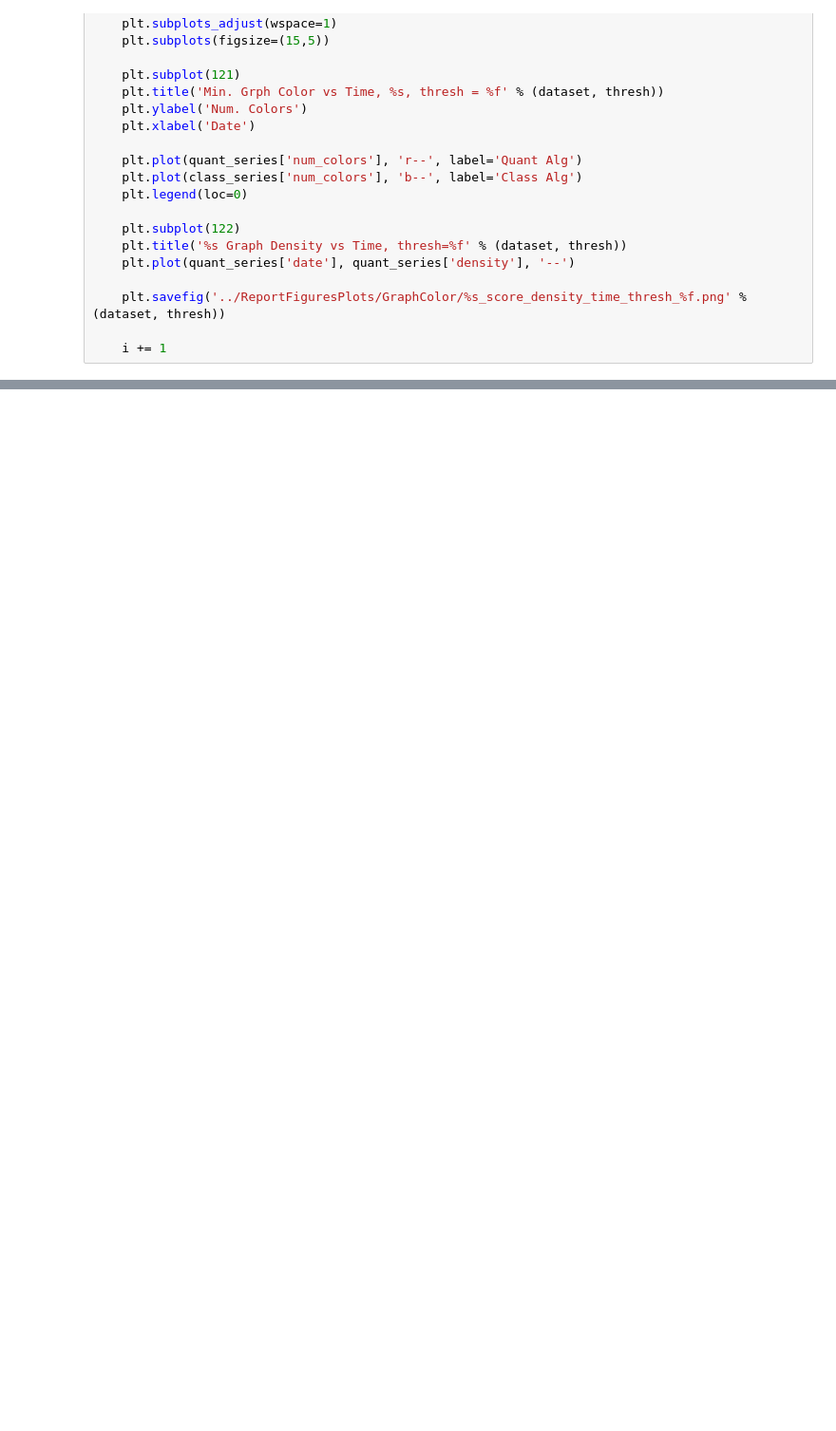
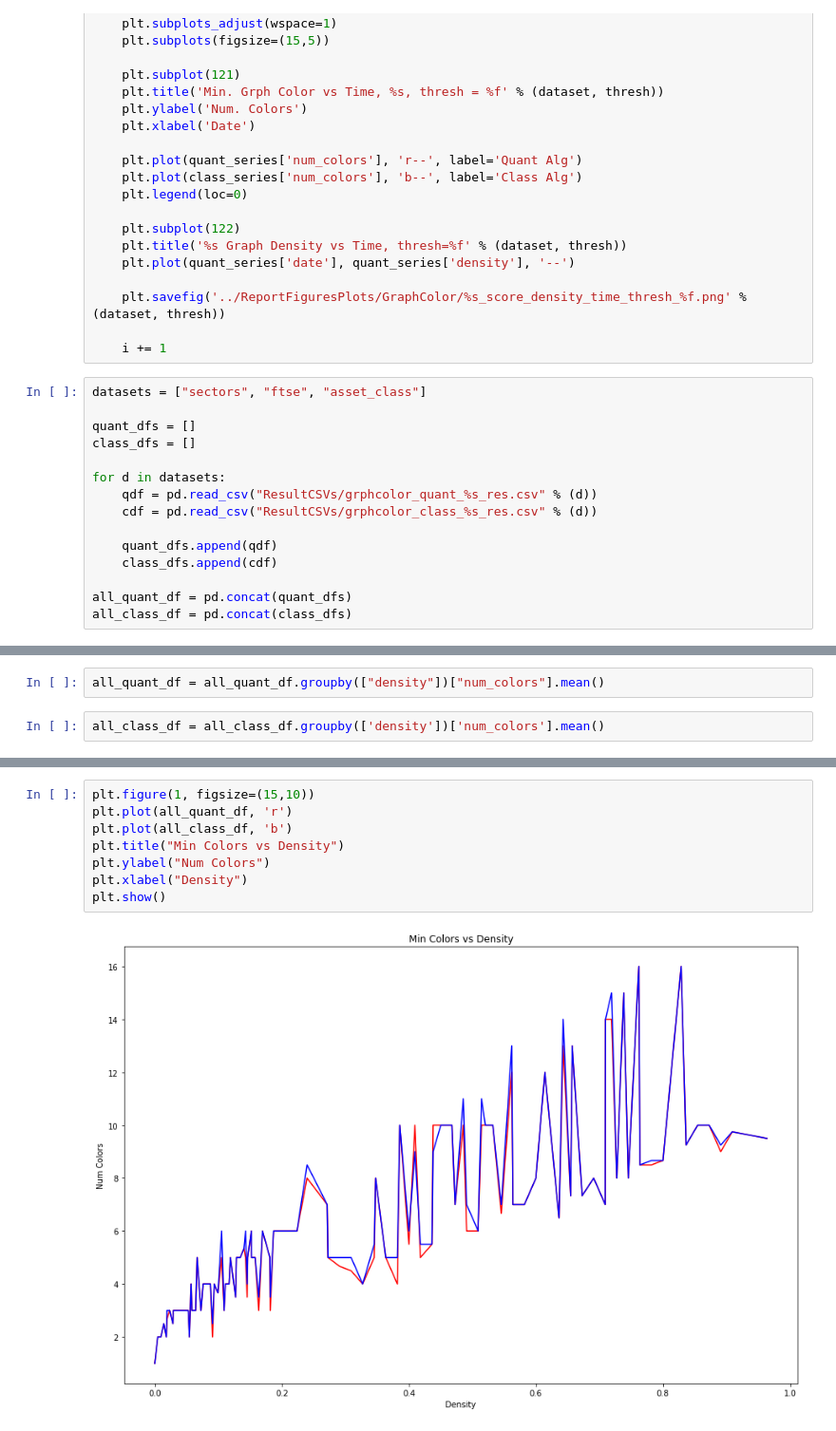
Before and after one commit to angadkalra/QuantumComputingProject, a Jupyter notebook: GraphColor/DataAnalysis.ipynb, the cells around one changed output, grey strips where cells are left out. Shown at 95% size. Drawn from its saved outputs; the diff is of its cells as text; blank space fills up the shorter version.

Commit message:
generated quant vs class over density

```diff
--- a/GraphColor/DataAnalysis.ipynb
+++ b/GraphColor/DataAnalysis.ipynb
@@ -73,3 +69,18 @@ for thresh in thresholds:
     plt.savefig('../ReportFiguresPlots/GraphColor/%s_score_density_time_thresh_%f.png' % (dataset, thresh))
 
     i += 1
+# %%
+datasets = ["sectors", "ftse", "asset_class"]
+
+quant_dfs = []
+class_dfs = []
+
+for d in datasets:
+    qdf = pd.read_csv("ResultCSVs/grphcolor_quant_%s_res.csv" % (d))
+    cdf = pd.read_csv("ResultCSVs/grphcolor_class_%s_res.csv" % (d))
+
+    quant_dfs.append(qdf)
+    class_dfs.append(cdf)
+
+all_quant_df = pd.concat(quant_dfs)
+all_class_df = pd.concat(class_dfs)
@@ -75,0 +89,4 @@ for thresh in thresholds:
+# %%
+all_quant_df = all_quant_df.groupby(["density"])["num_colors"].mean()
+# %%
+all_class_df = all_class_df.groupby(['density'])['num_colors'].mean()
@@ -75,0 +109,10 @@ for thresh in thresholds:
+# %%
+plt.figure(1, figsize=(15,10))
+plt.plot(all_quant_df, 'r')
+plt.plot(all_class_df, 'b')
+plt.title("Min Colors vs Density")
+plt.ylabel("Num Colors")
+plt.xlabel("Density")
+plt.show()
+# %% [output]
+[figure, added]
```
Also changed, not shown: parts of 3 cells of this notebook, 2 other files.
